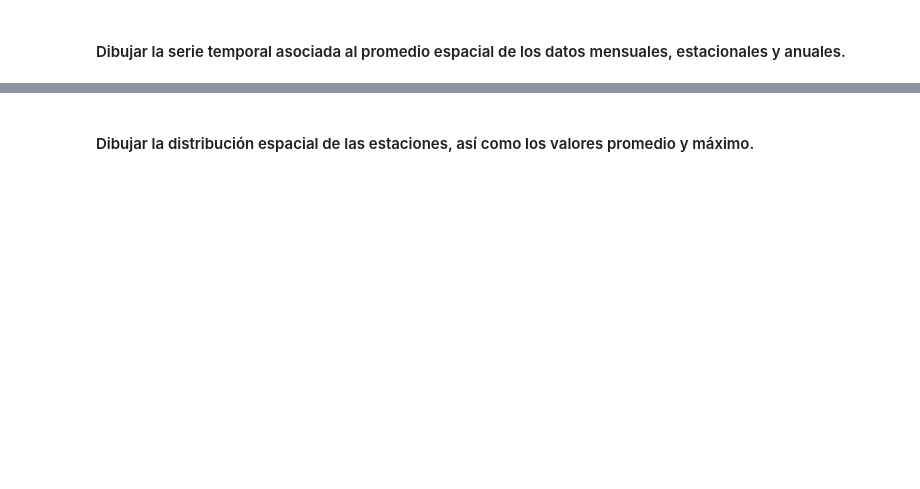
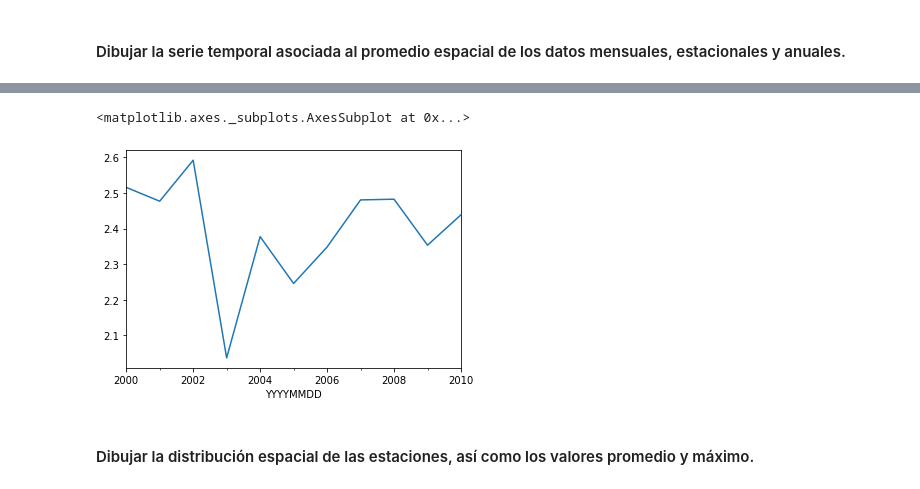
Before and after one commit to davemlz/Master_of_DataScience, a Jupyter notebook: Modelos_de_Datos/Pandas/Tarea Pandas/TareaPandas.ipynb, the cells around one changed output, grey strips where cells are left out. Drawn from its saved outputs; the diff is of its cells as text; code cells hidden in the pictures; blank space fills up the shorter version.

```diff
--- a/Modelos_de_Datos/Pandas/Tarea Pandas/TareaPandas.ipynb
+++ b/Modelos_de_Datos/Pandas/Tarea Pandas/TareaPandas.ipynb
@@ -191,0 +241,3 @@ centroides.groupby('Provincia').sum()['Poblacion'].plot.bar()
+# %%
+anual = precipCSV.resample('Y',on = 'YYYYMMDD').mean()
+anual
@@ -194,2 +277,7 @@ centroides.groupby('Provincia').sum()['Poblacion'].plot.bar()
+# %%
+anual.apply(np.mean,axis = 1).plot()
+# %% [output]
+<matplotlib.axes._subplots.AxesSubplot at 0x...>
+[figure, added]
 # %% [markdown]
 #### Dibujar la distribución espacial de las estaciones, así como los valores promedio y máximo.
```
Also changed, not shown: parts of 11 cells of this notebook.
